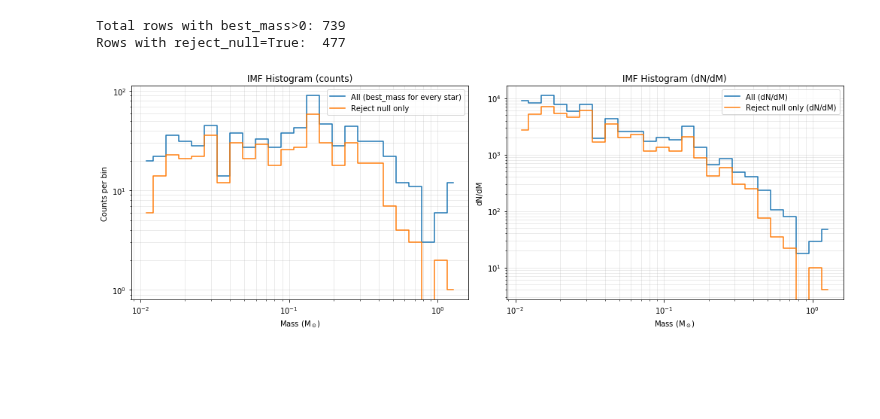
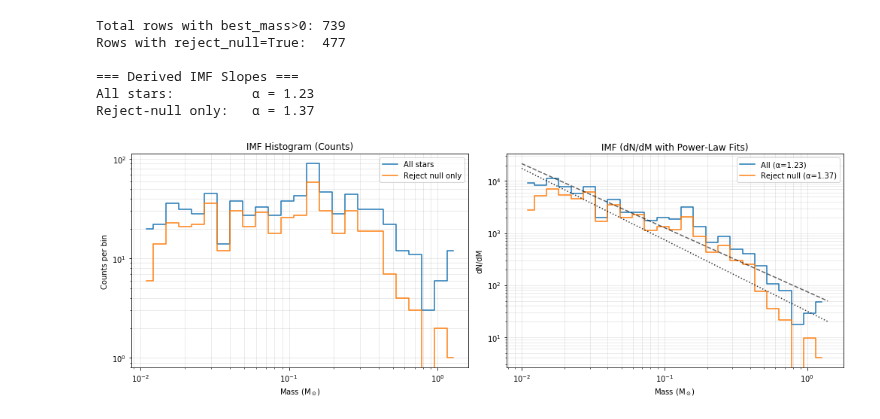
Before and after one commit to zangston/synthetic-cmd-dev, a Jupyter notebook: notebooks/2026/01-16_generate-IMF/generate-IMF.ipynb, the cells around one changed output. Drawn from its saved outputs; the diff is of its cells as text; code cells hidden in the pictures; blank space fills up the shorter version.

Commit message:
Add slopes to IMF plot

```diff
--- a/notebooks/2026/01-16_generate-IMF/generate-IMF.ipynb
+++ b/notebooks/2026/01-16_generate-IMF/generate-IMF.ipynb
@@ -11,8 +11,7 @@ df = pd.read_csv(csv_path)
 df = df.dropna(subset=["best_mass"])
 df = df[df["best_mass"] > 0].copy()
 
-# "Statistically significant" = we have a non-empty acceptable region
-# (i.e., mass_min/mass_max/AV_min/AV_max were written)
+# "Statistically significant" = reject null hypothesis
 df["reject_null"] = df[["mass_min","mass_max","AV_min","AV_max"]].notnull().all(axis=1)
 
 m_all = df["best_mass"].values
@@ -21,54 +20,95 @@ m_sig = df.loc[df["reject_null"], "best_mass"].values
 print(f"Total rows with best_mass>0: {len(m_all)}")
 print(f"Rows with reject_null=True:  {len(m_sig)}")
 
-# --- Choose IMF binning (log-spaced is standard) ---
+# --- IMF binning (log-spaced) ---
 m_min = max(0.01, np.nanmin(m_all))
 m_max = np.nanmax(m_all)
+nbins = 25
 
-# If your masses are very quantized (they are, from the interpolated grid),
-# log bins still work fine for visualization.
-nbins = 25
 bins = np.logspace(np.log10(m_min), np.log10(m_max), nbins + 1)
 
-# --- Histogram counts ---
+# --- Histograms ---
 N_all, edges = np.histogram(m_all, bins=bins)
 N_sig, _     = np.histogram(m_sig, bins=bins)
 
-bin_centers = np.sqrt(edges[:-1] * edges[1:])   # geometric mean for log bins
+bin_centers = np.sqrt(edges[:-1] * edges[1:])
 bin_widths  = edges[1:] - edges[:-1]
 
-# Optional: convert to a "dN/dM" style (counts per unit mass)
+# dN/dM
 dndm_all = N_all / bin_widths
 dndm_sig = N_sig / bin_widths
 
-# --- Plot IMF (two panels: counts and dN/dM) ---
+# ---------------------------------------------------
+# FIT IMF SLOPES (log–log linear regression)
+# ---------------------------------------------------
+def fit_imf_slope(mass, dndm):
+    mask = (dndm > 0) & np.isfinite(dndm)
+    logM = np.log10(mass[mask])
+    logN = np.log10(dndm[mask])
+
+    slope, intercept = np.polyfit(logM, logN, 1)
+    alpha = -slope   # IMF convention
+
+    return alpha, slope, intercept
+
+alpha_all, slope_all, intercept_all = fit_imf_slope(bin_centers, dndm_all)
+alpha_sig, slope_sig, intercept_sig = fit_imf_slope(bin_centers, dndm_sig)
+
+print("\n=== Derived IMF Slopes ===")
+print(f"All stars:          α = {alpha_all:.2f}")
+print(f"Reject-null only:   α = {alpha_sig:.2f}")
+
+# ---------------------------------------------------
+# PLOTTING
+# ---------------------------------------------------
 fig, axes = plt.subplots(1, 2, figsize=(14, 5))
 
-# Panel 1: raw counts per bin
-axes[0].step(bin_centers, N_all, where="mid", label="All (best_mass for every star)")
+# --- Counts ---
+axes[0].step(bin_centers, N_all, where="mid", label="All stars")
 axes[0].step(bin_centers, N_sig, where="mid", label="Reject null only")
 axes[0].set_xscale("log")
 axes[0].set_yscale("log")
 axes[0].set_xlabel("Mass (M$_\\odot$)")
 axes[0].set_ylabel("Counts per bin")
-axes[0].set_title("IMF Histogram (counts)")
+axes[0].set_title("IMF Histogram (Counts)")
 axes[0].grid(True, which="both", alpha=0.3)
 axes[0].legend()
 
-# Panel 2: dN/dM
-axes[1].step(bin_centers, dndm_all, where="mid", label="All (dN/dM)")
-axes[1].step(bin_centers, dndm_sig, where="mid", label="Reject null only (dN/dM)")
+# --- dN/dM with fitted slopes ---
+axes[1].step(bin_centers, dndm_all, where="mid", label=f"All (α={alpha_all:.2f})")
+axes[1].step(bin_centers, dndm_sig, where="mid", label=f"Reject null (α={alpha_sig:.2f})")
+
+# Overlay fitted power laws
+M_fit = np.linspace(m_min, m_max, 200)
+axes[1].plot(
+    M_fit,
+    10**(intercept_all + slope_all * np.log10(M_fit)),
+    "k--",
+    alpha=0.6
+)
+
+axes[1].plot(
+    M_fit,
+    10**(intercept_sig + slope_sig * np.log10(M_fit)),
+    "k:",
+    alpha=0.8
+)
+
 axes[1].set_xscale("log")
 axes[1].set_yscale("log")
 axes[1].set_xlabel("Mass (M$_\\odot$)")
 axes[1].set_ylabel("dN/dM")
-axes[1].set_title("IMF Histogram (dN/dM)")
+axes[1].set_title("IMF (dN/dM with Power-Law Fits)")
 axes[1].grid(True, which="both", alpha=0.3)
 axes[1].legend()
 
 plt.tight_layout()
 plt.show()
 # %% [output]
 Total rows with best_mass>0: 739
 Rows with reject_null=True:  477
+
+=== Derived IMF Slopes ===
+All stars:          α = 1.23
+Reject-null only:   α = 1.37
-[figure, old version]
+[figure, new version]
```
